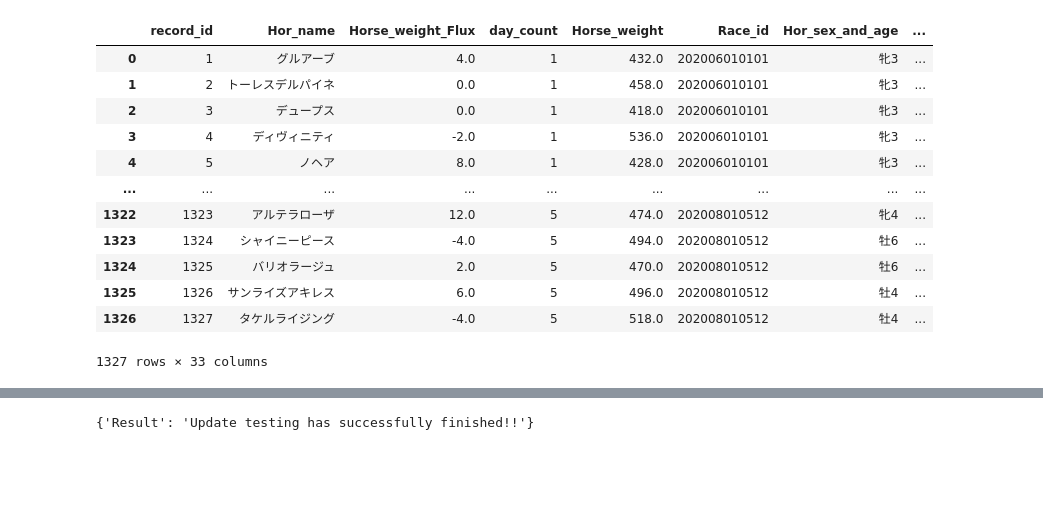
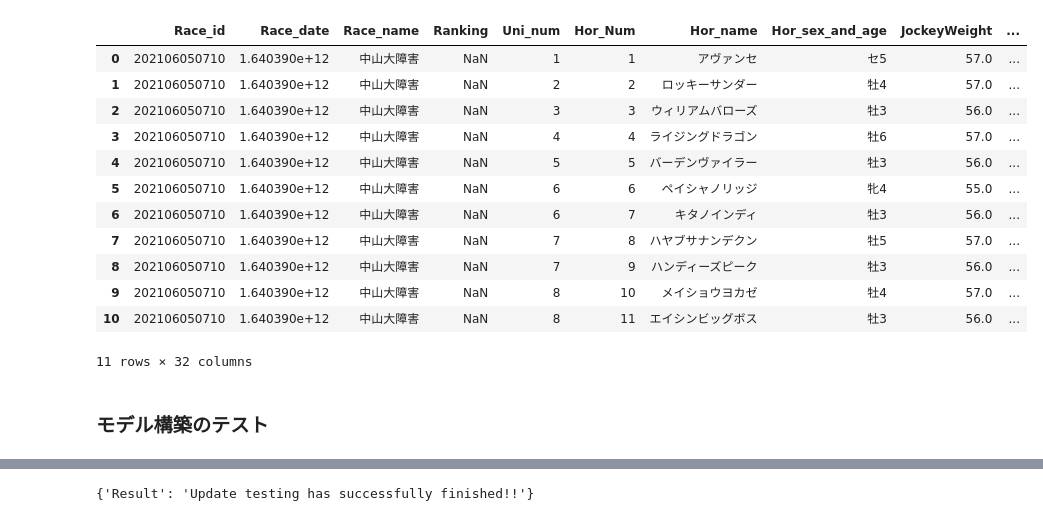
Before and after one commit to kaish-yo/fastapi-horseracepred, a Jupyter notebook: Tests.ipynb, the cells around one changed output, grey strips where cells are left out. Saved outputs shown, nothing was run; the diff lists cells and outputs as text; code cells hidden in the pictures; blank space fills up the shorter version.

```diff
--- a/Tests.ipynb
+++ b/Tests.ipynb
@@ -5,16 +23,19 @@ data = MainData.get_data()
-# %%
-data
-# %% [output]
-|  | record_id | Hor_name | Horse_weight_Flux | day_count | Horse_weight | Race_id | Hor_sex_and_age | ... |
-| 0 | 1 | グルアーブ | 4.0 | 1 | 432.0 | 202006010101 | 牝3 | ... |
-| 1 | 2 | トーレスデルパイネ | 0.0 | 1 | 458.0 | 202006010101 | 牝3 | ... |
-| 2 | 3 | デュープス | 0.0 | 1 | 418.0 | 202006010101 | 牝3 | ... |
-| 3 | 4 | ディヴィニティ | -2.0 | 1 | 536.0 | 202006010101 | 牝3 | ... |
-| 4 | 5 | ノヘア | 8.0 | 1 | 428.0 | 202006010101 | 牝3 | ... |
-| ... | ... | ... | ... | ... | ... | ... | ... | ... |
-| 1322 | 1323 | アルテラローザ | 12.0 | 5 | 474.0 | 202008010512 | 牝4 | ... |
-| 1323 | 1324 | シャイニーピース | -4.0 | 5 | 494.0 | 202008010512 | 牡6 | ... |
-| 1324 | 1325 | バリオラージュ | 2.0 | 5 | 470.0 | 202008010512 | 牡6 | ... |
-| 1325 | 1326 | サンライズアキレス | 6.0 | 5 | 496.0 | 202008010512 | 牡4 | ... |
-| 1326 | 1327 | タケルライジング | -4.0 | 5 | 518.0 | 202008010512 | 牡4 | ... |
-1327 rows × 33 columns
+# %%
+#予測データ
+MainData.scrape_pred(202106050710)
+# %% [output]
+|  | Race_id | Race_date | Race_name | Ranking | Uni_num | Hor_Num | Hor_name | Hor_sex_and_age | JockeyWeight | ... |
+| 0 | 202106050710 | 1.640390e+12 | 中山大障害 | NaN | 1 | 1 | アヴァンセ | セ5 | 57.0 | ... |
+| 1 | 202106050710 | 1.640390e+12 | 中山大障害 | NaN | 2 | 2 | ロッキーサンダー | 牡4 | 57.0 | ... |
+| 2 | 202106050710 | 1.640390e+12 | 中山大障害 | NaN | 3 | 3 | ウィリアムバローズ | 牡3 | 56.0 | ... |
+| 3 | 202106050710 | 1.640390e+12 | 中山大障害 | NaN | 4 | 4 | ライジングドラゴン | 牡6 | 57.0 | ... |
+| 4 | 202106050710 | 1.640390e+12 | 中山大障害 | NaN | 5 | 5 | バーデンヴァイラー | 牡3 | 56.0 | ... |
+| 5 | 202106050710 | 1.640390e+12 | 中山大障害 | NaN | 6 | 6 | ペイシャノリッジ | 牝4 | 55.0 | ... |
+| 6 | 202106050710 | 1.640390e+12 | 中山大障害 | NaN | 6 | 7 | キタノインディ | 牡3 | 56.0 | ... |
+| 7 | 202106050710 | 1.640390e+12 | 中山大障害 | NaN | 7 | 8 | ハヤブサナンデクン | 牡5 | 57.0 | ... |
+| 8 | 202106050710 | 1.640390e+12 | 中山大障害 | NaN | 7 | 9 | ハンディーズピーク | 牡3 | 56.0 | ... |
+| 9 | 202106050710 | 1.640390e+12 | 中山大障害 | NaN | 8 | 10 | メイショウヨカゼ | 牡4 | 57.0 | ... |
+| 10 | 202106050710 | 1.640390e+12 | 中山大障害 | NaN | 8 | 11 | エイシンビッグボス | 牡3 | 56.0 | ... |
+11 rows × 32 columns
+# %% [markdown]
+### モデル構築のテスト
```
Also changed, not shown: parts of 13 cells of this notebook, 19 other files.
